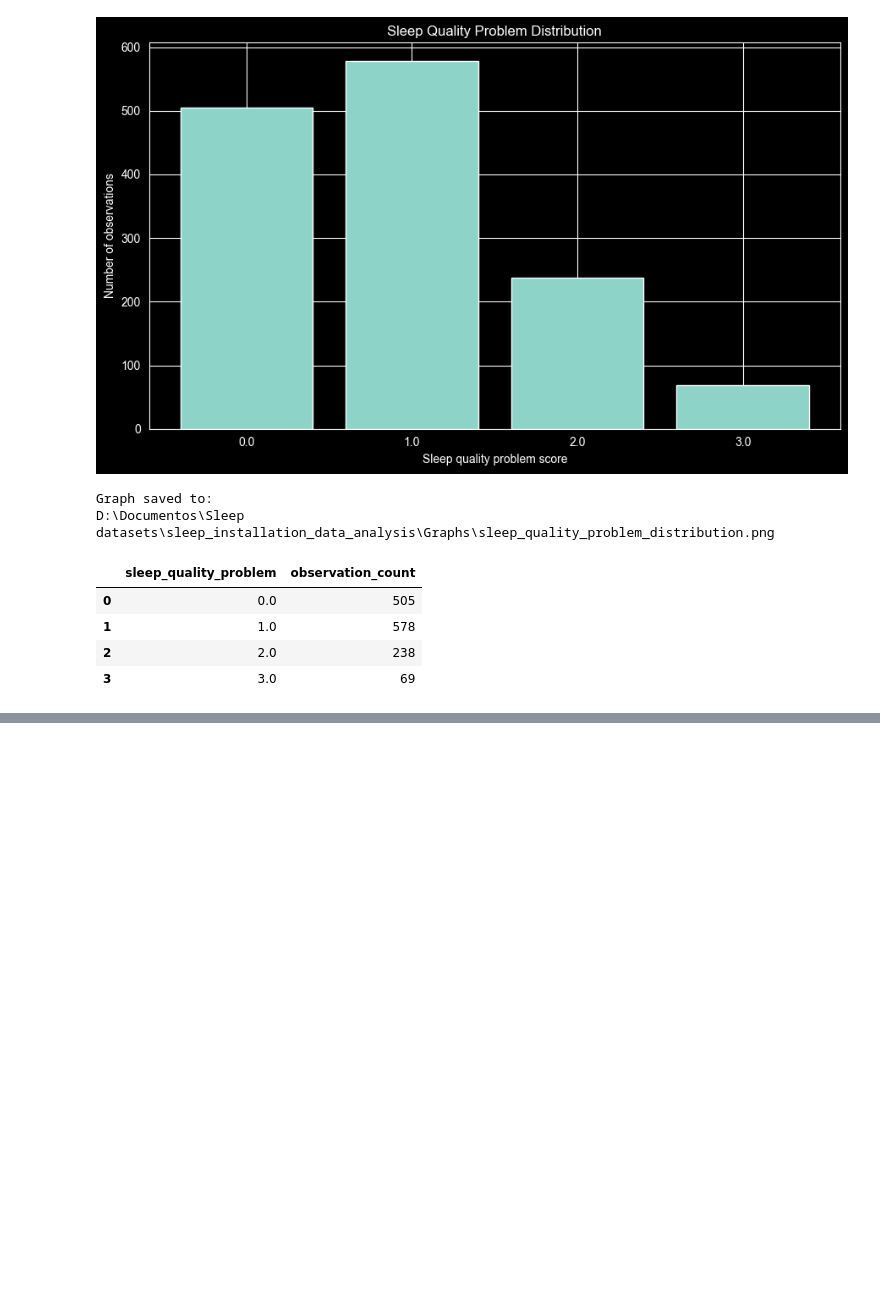
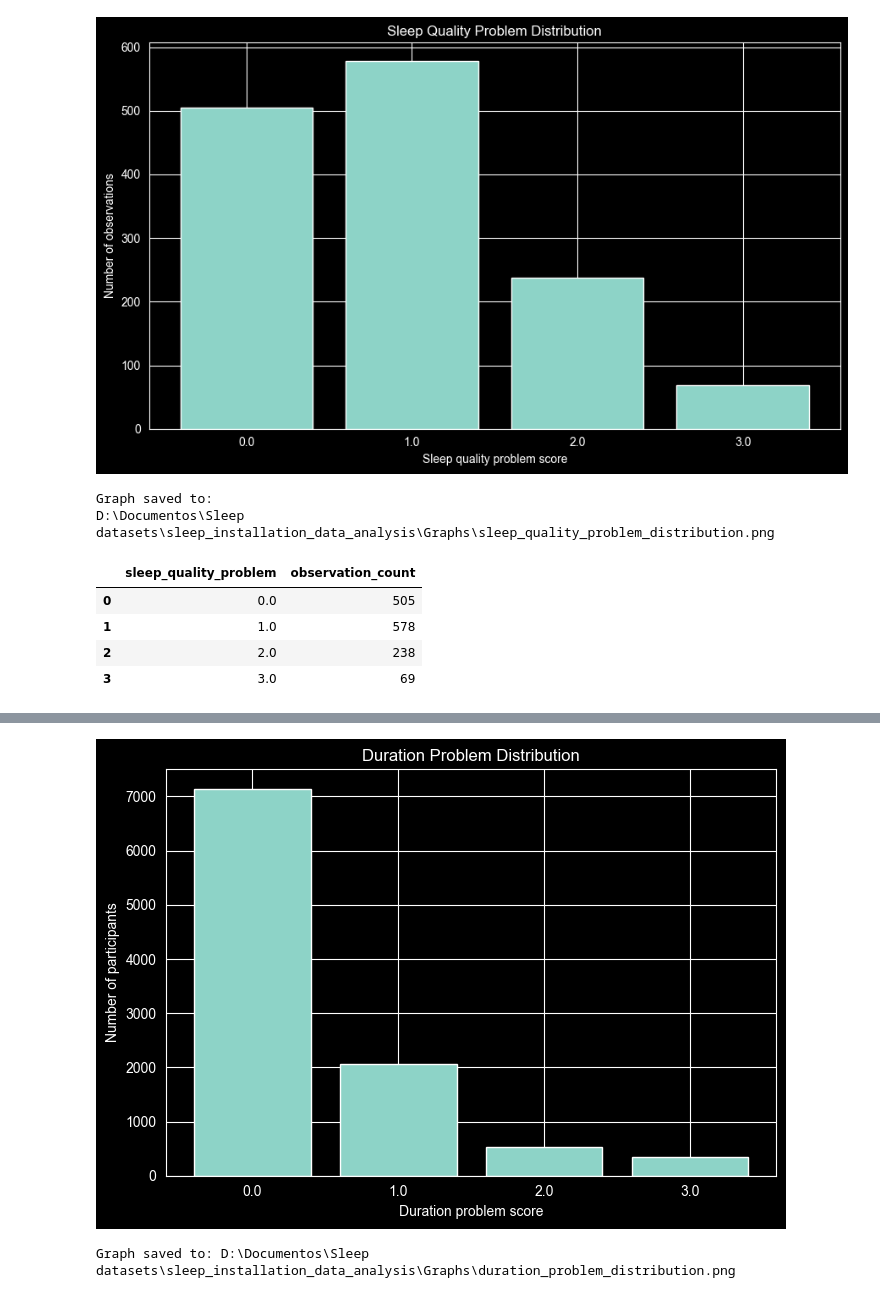
Before and after one commit to MacquePanoramix/Sleep-datasets-official, a Jupyter notebook: sleep_bridge_variables_analysis.ipynb, the cells around one changed output, grey strips where cells are left out. Saved outputs shown, nothing was run; the diff lists cells and outputs as text; code cells hidden in the pictures; blank space fills up the shorter version.

```diff
--- a/sleep_bridge_variables_analysis.ipynb
+++ b/sleep_bridge_variables_analysis.ipynb
@@ -1264,0 +1380,49 @@ D:\Documentos\Sleep datasets\sleep_installation_data_analysis\Graphs\sleep_quali
+# %%
+# ------------------------------------------------------------
+# Graph duration_problem distribution
+# ------------------------------------------------------------
+
+from pathlib import Path
+import matplotlib.pyplot as plt
+
+# Re-create GRAPH_DIR if the notebook forgot it
+CURRENT_DIR = Path.cwd()
+
+if CURRENT_DIR.name.lower() == "notebooks":
+    PROJECT_DIR = CURRENT_DIR.parent
+else:
+    PROJECT_DIR = CURRENT_DIR
+
+GRAPH_DIR = PROJECT_DIR / "Graphs"
+GRAPH_DIR.mkdir(parents=True, exist_ok=True)
+
+# Count how many participants fall into each duration problem score
+duration_problem_counts = (
+    duration_problem_analysis["duration_problem"]
+    .value_counts()
+    .sort_index()
+)
+
+# Create the graph
+plt.figure(figsize=(7, 5))
+
+plt.bar(
+    duration_problem_counts.index.astype(str),
+    duration_problem_counts.values
+)
+
+plt.title("Duration Problem Distribution")
+plt.xlabel("Duration problem score")
+plt.ylabel("Number of participants")
+plt.tight_layout()
+
+# Save the graph
+duration_problem_graph_path = GRAPH_DIR / "duration_problem_distribution.png"
+plt.savefig(duration_problem_graph_path, dpi=300, bbox_inches="tight")
+
+plt.show()
+
+print(f"Graph saved to: {duration_problem_graph_path}")
+# %% [output]
+[figure, added]
+Graph saved to: D:\Documentos\Sleep datasets\sleep_installation_data_analysis\Graphs\duration_problem_distribution.png
```
Also changed, not shown: parts of 9 cells of this notebook, 1 other file.
